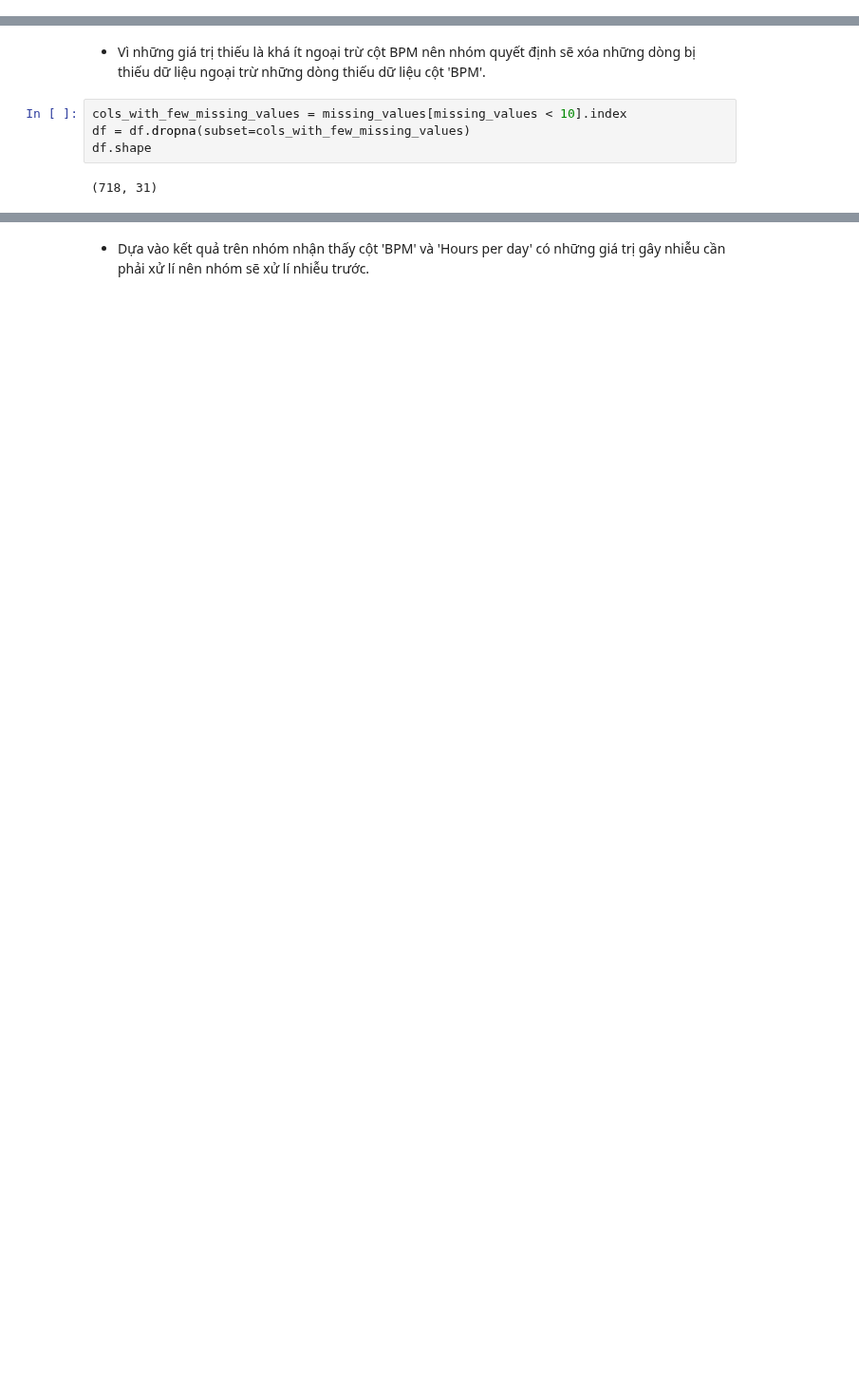
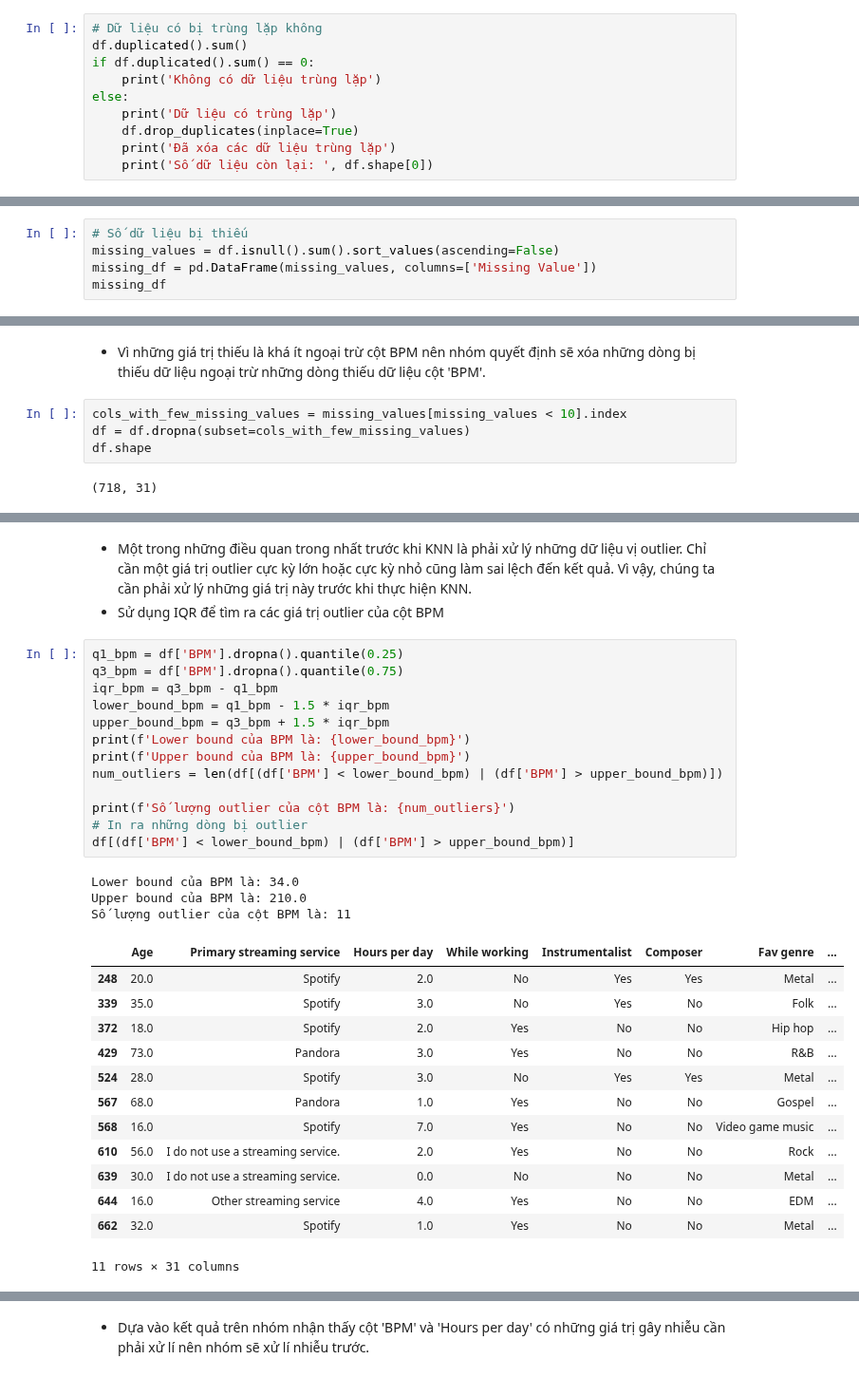
Before and after one commit to HungLVT/DS, a Jupyter notebook: 2.0-pre-processing.ipynb, the cells around one changed output, grey strips where cells are left out. Shown at 95% size. Cells and saved outputs as stored; diff of their text form; blank space fills up the shorter version.

```diff
--- a/2.0-pre-processing.ipynb
+++ b/2.0-pre-processing.ipynb
@@ -63,0 +81,10 @@ df.shape
+# %%
+# Dữ liệu có bị trùng lặp không
+df.duplicated().sum()
+if df.duplicated().sum() == 0:
+    print('Không có dữ liệu trùng lặp')
+else:
+    print('Dữ liệu có trùng lặp')
+    df.drop_duplicates(inplace=True)
+    print('Đã xóa các dữ liệu trùng lặp')
+    print('Số dữ liệu còn lại: ', df.shape[0])
@@ -79,0 +103,5 @@ dtype: int64
+# %%
+# Số dữ liệu bị thiếu
+missing_values = df.isnull().sum().sort_values(ascending=False)
+missing_df = pd.DataFrame(missing_values, columns=['Missing Value'])
+missing_df
@@ -102,0 +147,33 @@ df.describe()
+# %% [markdown]
+- Một trong những điều quan trong nhất trước khi KNN là phải xử lý những dữ liệu vị outlier. Chỉ cần một giá trị outlier cực kỳ lớn hoặc cực kỳ nhỏ cũng làm sai lệch đến kết quả. Vì vậy, chúng ta cần phải xử lý những giá trị này trước khi thực hiện KNN.
+- Sử dụng IQR để tìm ra các giá trị outlier của cột BPM
+# %%
+q1_bpm = df['BPM'].dropna().quantile(0.25)
+q3_bpm = df['BPM'].dropna().quantile(0.75)
+iqr_bpm = q3_bpm - q1_bpm
+lower_bound_bpm = q1_bpm - 1.5 * iqr_bpm
+upper_bound_bpm = q3_bpm + 1.5 * iqr_bpm
+print(f'Lower bound của BPM là: {lower_bound_bpm}')
+print(f'Upper bound của BPM là: {upper_bound_bpm}')
+num_outliers = len(df[(df['BPM'] < lower_bound_bpm) | (df['BPM'] > upper_bound_bpm)])
+
+print(f'Số lượng outlier của cột BPM là: {num_outliers}')
+# In ra những dòng bị outlier
+df[(df['BPM'] < lower_bound_bpm) | (df['BPM'] > upper_bound_bpm)]
+# %% [output]
+Lower bound của BPM là: 34.0
+Upper bound của BPM là: 210.0
+Số lượng outlier của cột BPM là: 11
+|  | Age | Primary streaming service | Hours per day | While working | Instrumentalist | Composer | Fav genre | ... |
+| 248 | 20.0 | Spotify | 2.0 | No | Yes | Yes | Metal | ... |
+| 339 | 35.0 | Spotify | 3.0 | No | Yes | No | Folk | ... |
+| 372 | 18.0 | Spotify | 2.0 | Yes | No | No | Hip hop | ... |
+| 429 | 73.0 | Pandora | 3.0 | Yes | No | No | R&B | ... |
+| 524 | 28.0 | Spotify | 3.0 | No | Yes | Yes | Metal | ... |
+| 567 | 68.0 | Pandora | 1.0 | Yes | No | No | Gospel | ... |
+| 568 | 16.0 | Spotify | 7.0 | Yes | No | No | Video game music | ... |
+| 610 | 56.0 | I do not use a streaming service. | 2.0 | Yes | No | No | Rock | ... |
+| 639 | 30.0 | I do not use a streaming service. | 0.0 | No | No | No | Metal | ... |
+| 644 | 16.0 | Other streaming service | 4.0 | Yes | No | No | EDM | ... |
+| 662 | 32.0 | Spotify | 1.0 | Yes | No | No | Metal | ... |
+11 rows × 31 columns
```
Also changed, not shown: parts of 24 cells of this notebook, 3 other files.
